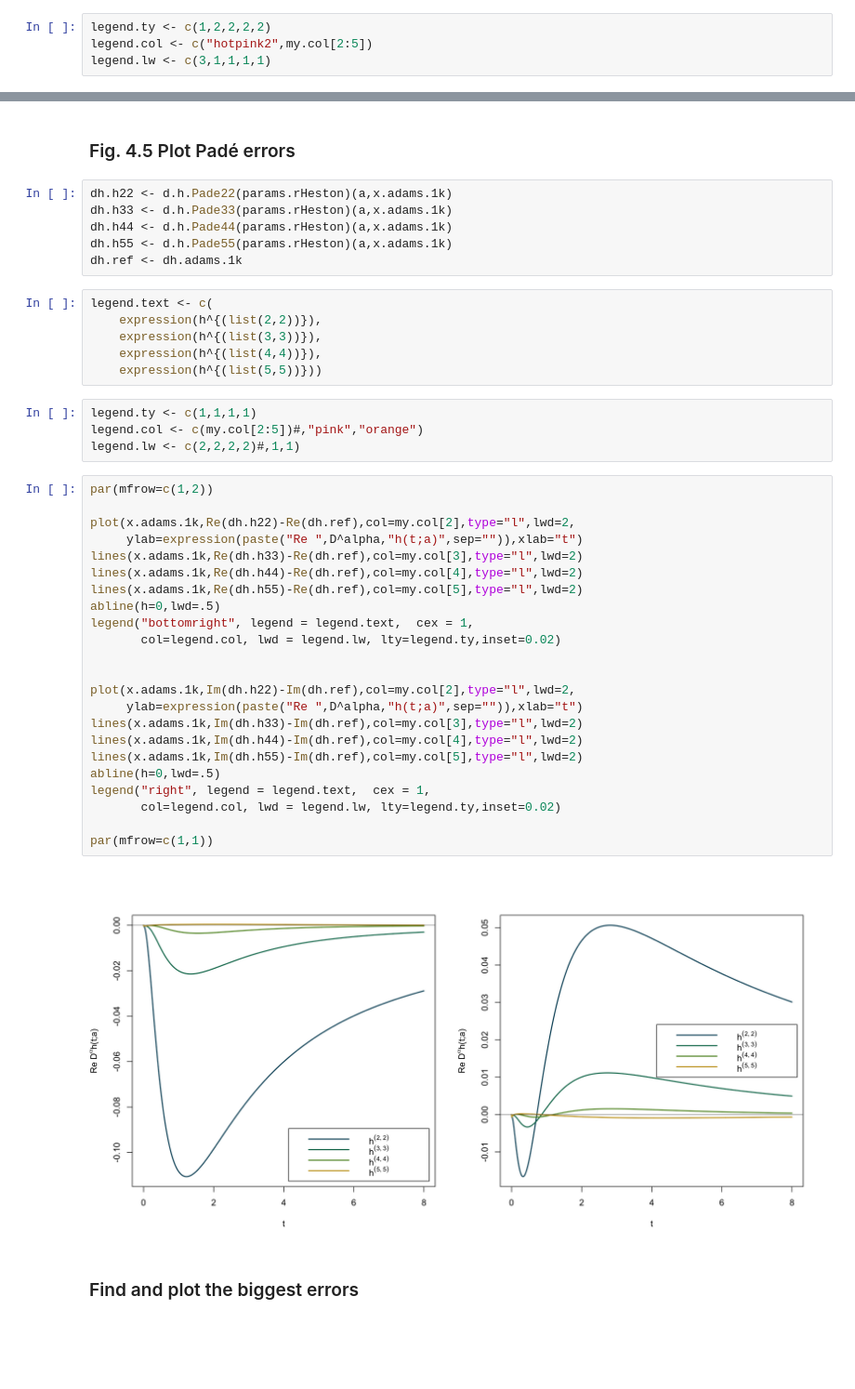
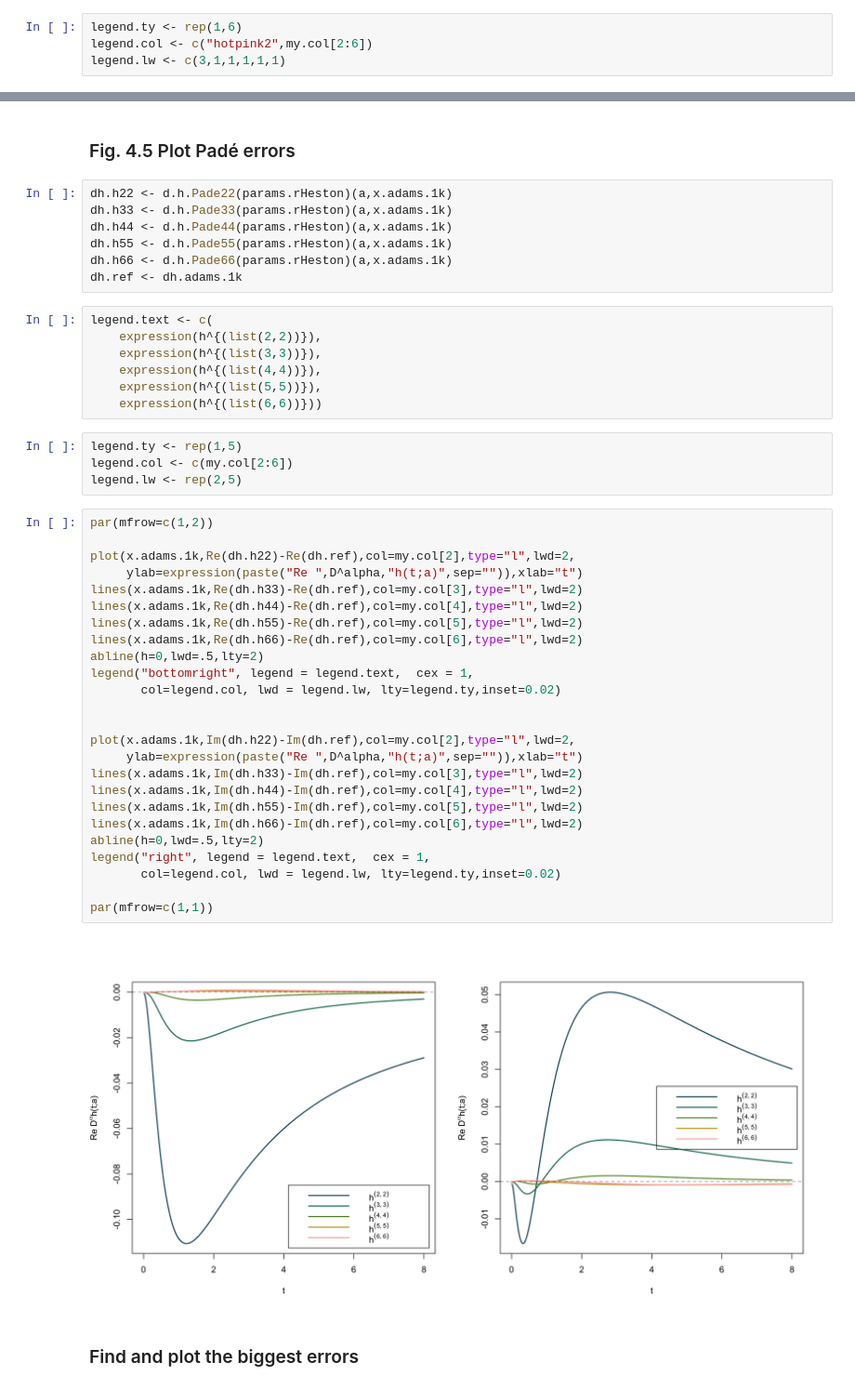
Before and after one commit to jgatheral/RationalRoughHeston, a Jupyter notebook: Rough Heston Padé convergence.ipynb, the cells around one changed output, grey strips where cells are left out. Shown at 93% size. Cells and saved outputs as stored; diff of their text form; blank space fills up the shorter version.

```diff
--- a/Rough Heston Padé convergence.ipynb
+++ b/Rough Heston Padé convergence.ipynb
@@ -97,7 +98,7 @@ legend.text <- c(
 # %%
-legend.ty <- c(1,2,2,2,2)
-legend.col <- c("hotpink2",my.col[2:5])
-legend.lw <- c(3,1,1,1,1)
+legend.ty <- rep(1,6)
+legend.col <- c("hotpink2",my.col[2:6])
+legend.lw <- c(3,1,1,1,1,1)
 # %%
 par(mfrow=c(1,2))
 
@@ -131,42 +134,46 @@ dh.h22 <- d.h.Pade22(params.rHeston)(a,x.adams.1k)
 dh.h33 <- d.h.Pade33(params.rHeston)(a,x.adams.1k)
 dh.h44 <- d.h.Pade44(params.rHeston)(a,x.adams.1k)
 dh.h55 <- d.h.Pade55(params.rHeston)(a,x.adams.1k)
+dh.h66 <- d.h.Pade66(params.rHeston)(a,x.adams.1k)
 dh.ref <- dh.adams.1k
 # %%
 legend.text <- c(
     expression(h^{(list(2,2))}),
     expression(h^{(list(3,3))}),
     expression(h^{(list(4,4))}),
-    expression(h^{(list(5,5))}))
+    expression(h^{(list(5,5))}),
+    expression(h^{(list(6,6))}))
 # %%
-legend.ty <- c(1,1,1,1)
-legend.col <- c(my.col[2:5])#,"pink","orange")
-legend.lw <- c(2,2,2,2)#,1,1)
+legend.ty <- rep(1,5)
+legend.col <- c(my.col[2:6])
+legend.lw <- rep(2,5)
 # %%
 par(mfrow=c(1,2))
 
 plot(x.adams.1k,Re(dh.h22)-Re(dh.ref),col=my.col[2],type="l",lwd=2,
      ylab=expression(paste("Re ",D^alpha,"h(t;a)",sep="")),xlab="t")
 lines(x.adams.1k,Re(dh.h33)-Re(dh.ref),col=my.col[3],type="l",lwd=2)
 lines(x.adams.1k,Re(dh.h44)-Re(dh.ref),col=my.col[4],type="l",lwd=2)
 lines(x.adams.1k,Re(dh.h55)-Re(dh.ref),col=my.col[5],type="l",lwd=2)
-abline(h=0,lwd=.5)
+lines(x.adams.1k,Re(dh.h66)-Re(dh.ref),col=my.col[6],type="l",lwd=2)
+abline(h=0,lwd=.5,lty=2)
 legend("bottomright", legend = legend.text,  cex = 1,
        col=legend.col, lwd = legend.lw, lty=legend.ty,inset=0.02)
 
 
 plot(x.adams.1k,Im(dh.h22)-Im(dh.ref),col=my.col[2],type="l",lwd=2,
      ylab=expression(paste("Re ",D^alpha,"h(t;a)",sep="")),xlab="t")
 lines(x.adams.1k,Im(dh.h33)-Im(dh.ref),col=my.col[3],type="l",lwd=2)
 lines(x.adams.1k,Im(dh.h44)-Im(dh.ref),col=my.col[4],type="l",lwd=2)
 lines(x.adams.1k,Im(dh.h55)-Im(dh.ref),col=my.col[5],type="l",lwd=2)
-abline(h=0,lwd=.5)
+lines(x.adams.1k,Im(dh.h66)-Im(dh.ref),col=my.col[6],type="l",lwd=2)
+abline(h=0,lwd=.5,lty=2)
 legend("right", legend = legend.text,  cex = 1,
        col=legend.col, lwd = legend.lw, lty=legend.ty,inset=0.02)
 
 par(mfrow=c(1,1))
 # %% [output]
-[figure, old version]
+[figure, new version]
 # %% [markdown]
 ### Find and plot the biggest errors
 # %% [markdown]
```
Also changed, not shown: parts of 12 cells of this notebook, 4 other files.
